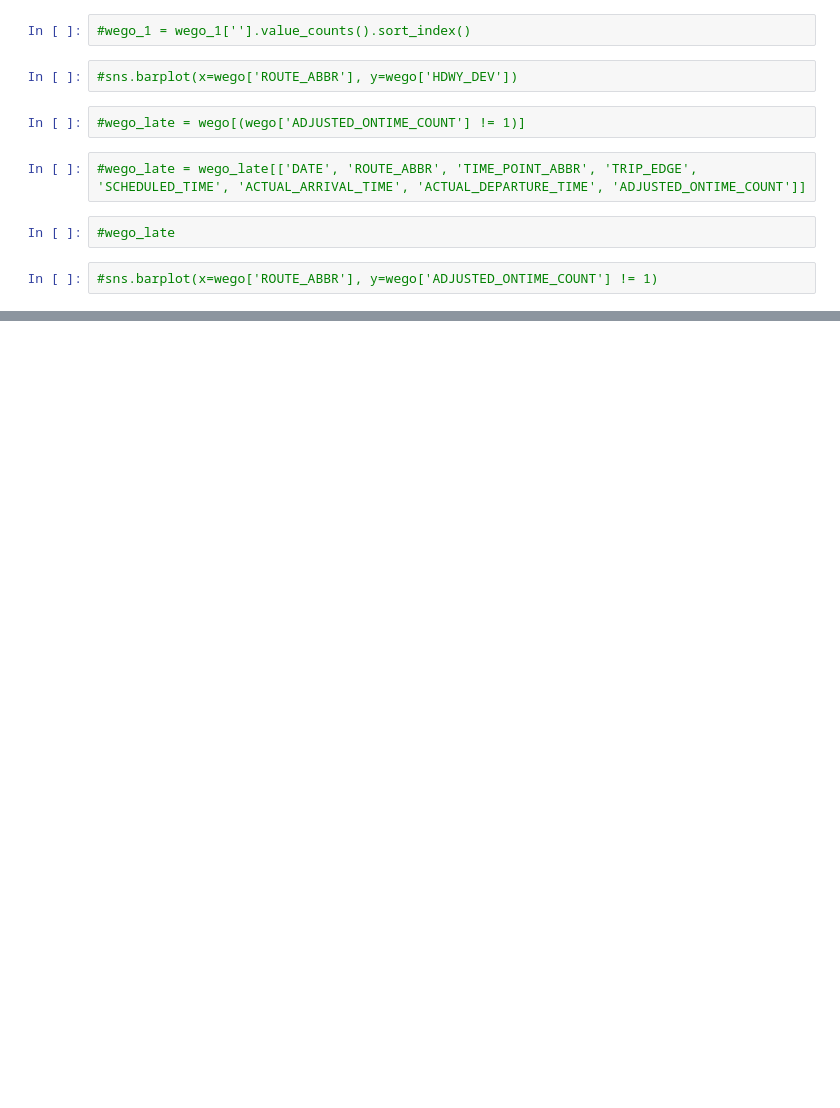
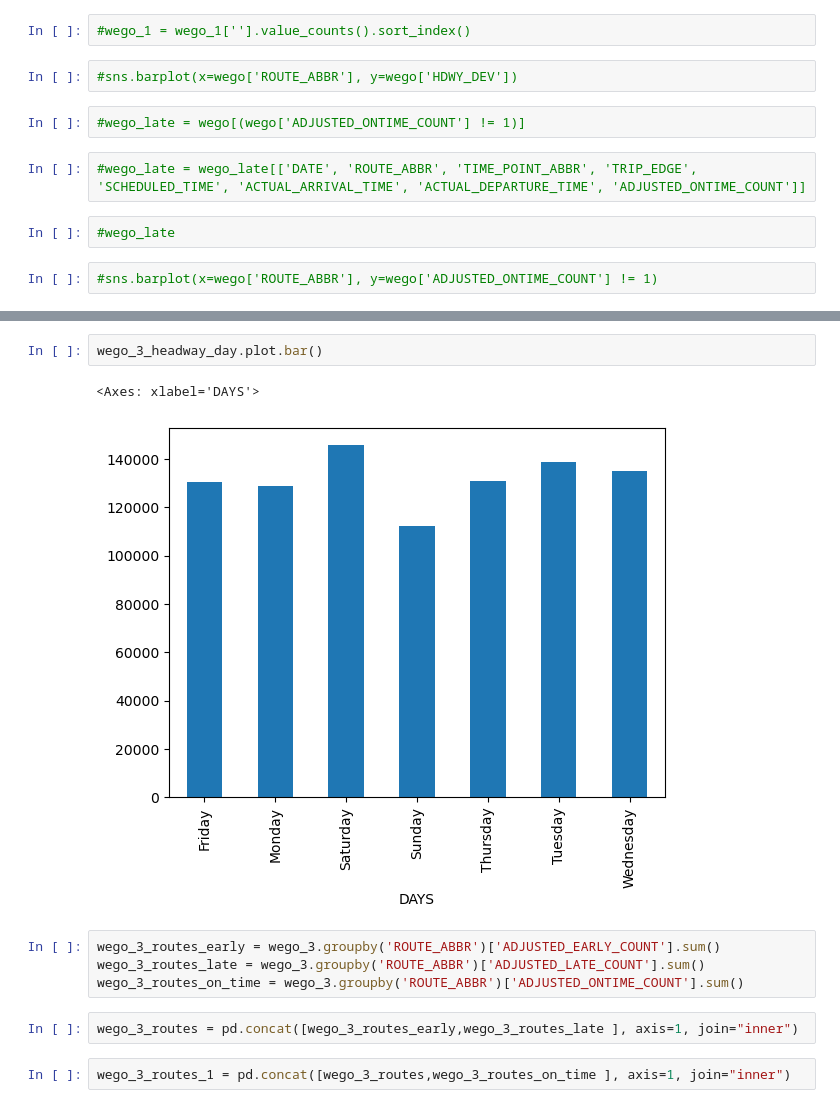
Before and after one commit to NSS-Data-Analytics-Cohort-12/wego-python-da12-javascript-express, a Jupyter notebook: notebooks/wego_project_gt.ipynb, the cells around one changed output, grey strips where cells are left out. Drawn from its saved outputs; the diff is of its cells as text; blank space fills up the shorter version.

```diff
--- a/notebooks/wego_project_gt.ipynb
+++ b/notebooks/wego_project_gt.ipynb
@@ -204,0 +566,13 @@ wego_1
+# %%
+wego_3_headway_day.plot.bar()
+# %% [output]
+<Axes: xlabel='DAYS'>
+[figure, added]
+# %%
+wego_3_routes_early = wego_3.groupby('ROUTE_ABBR')['ADJUSTED_EARLY_COUNT'].sum()
+wego_3_routes_late = wego_3.groupby('ROUTE_ABBR')['ADJUSTED_LATE_COUNT'].sum()
+wego_3_routes_on_time = wego_3.groupby('ROUTE_ABBR')['ADJUSTED_ONTIME_COUNT'].sum()
+# %%
+wego_3_routes = pd.concat([wego_3_routes_early,wego_3_routes_late ], axis=1, join="inner")
+# %%
+wego_3_routes_1 = pd.concat([wego_3_routes,wego_3_routes_on_time ], axis=1, join="inner")
```
Also changed, not shown: parts of 72 cells of this notebook.
